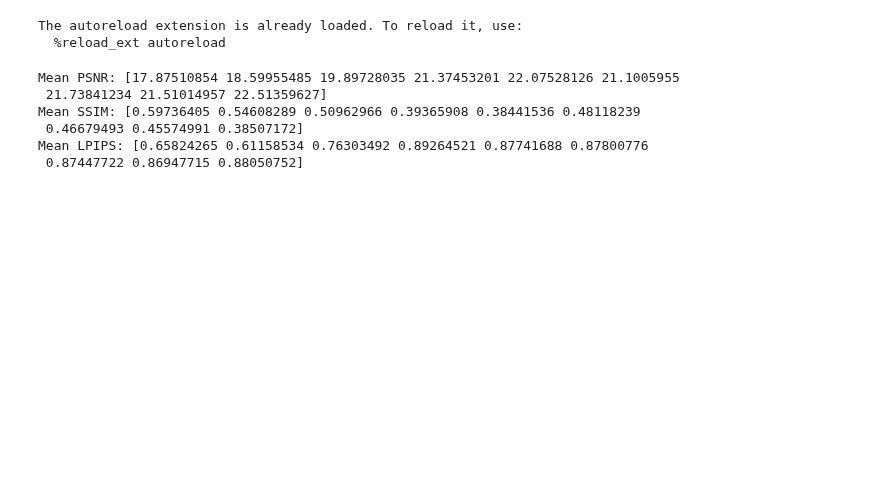
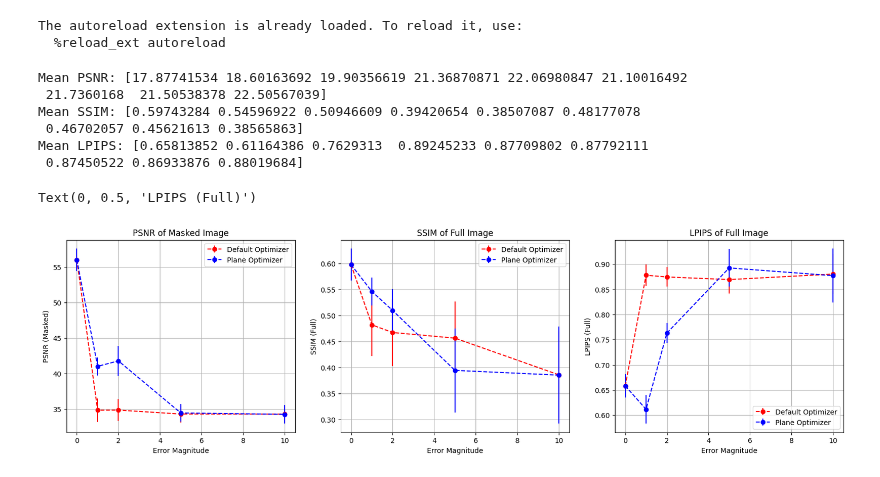
Before and after one commit to tauzn-clock/plane-nerf, a Jupyter notebook: utils/process_metric_csv.ipynb, the cells around one changed output. Saved outputs shown, nothing was run; the diff lists cells and outputs as text; code cells hidden in the pictures; blank space fills up the shorter version.

```diff
--- a/utils/process_metric_csv.ipynb
+++ b/utils/process_metric_csv.ipynb
@@ -27,7 +27,7 @@ FILE_PATH = [
 # Open csv file as np array
 data = []
 for i in range(len(FILE_PATH)):
-    data.append(np.genfromtxt(FILE_PATH[i], delimiter=',', skip_header=1, names=['psnr', 'ssim', 'lpips']))
+    data.append(np.genfromtxt(FILE_PATH[i], delimiter=',', names=['psnr', 'ssim', 'lpips',"psnr_masked", "ssim_masked", "lpips_masked"]))
     data[i] = np.array([list(data[i][j]) for j in range(len(data[i]))])
 data = np.array(data)
 # Mean PSNR
@@ -40,9 +40,65 @@ print(f"Mean PSNR: {mean_psnr}")
 print(f"Mean SSIM: {mean_ssim}")
 print(f"Mean LPIPS: {mean_lpips}")
 # %% [output]
-Mean PSNR: [17.87510854 18.59955485 19.89728035 21.37453201 22.07528126 21.1005955
- 21.73841234 21.51014957 22.51359627]
-Mean SSIM: [0.59736405 0.54608289 0.50962966 0.39365908 0.38441536 0.48118239
- 0.46679493 0.45574991 0.38507172]
-Mean LPIPS: [0.65824265 0.61158534 0.76303492 0.89264521 0.87741688 0.87800776
- 0.87447722 0.86947715 0.88050752]
+Mean PSNR: [17.87741534 18.60163692 19.90356619 21.36870871 22.06980847 21.10016492
+ 21.7360168  21.50538378 22.50567039]
+Mean SSIM: [0.59743284 0.54596922 0.50946609 0.39420654 0.38507087 0.48177078
+ 0.46702057 0.45621613 0.38565863]
+Mean LPIPS: [0.65813852 0.61164386 0.7629313  0.89245233 0.87709802 0.87792111
+ 0.87450522 0.86933876 0.88019684]
+# %%
+error_magnitude = [0, 1, 2, 5 ,10]
+
+psnr_masked_plane = data[:,:,3]
+psnr_masked_plane = psnr_masked_plane[:5,:]
+
+psnr_masked_default = data[:,:,3]
+psnr_masked_default = np.concatenate((psnr_masked_default[0:1,:], psnr_masked_default[5:,:]), axis=0)
+
+ssim_plane = data[:,:,1]
+ssim_plane = ssim_plane[:5,:]
+
+ssim_default = data[:,:,1]
+ssim_default = np.concatenate((ssim_default[0:1,:], ssim_default[5:,:]), axis=0)
+
+lpips_plane = data[:,:,2]
+lpips_plane = lpips_plane[:5,:]
+
+lpips_default = data[:,:,2]
+lpips_default = np.concatenate((lpips_default[0:1,:], lpips_default[5:,:]), axis=0)
+
+#Plot 3 graphs for PSNR, SSIM, LPIPS side by side
+fig, axs = plt.subplots(1, 3, figsize=(20, 5))
+
+# PSNR
+
+axs[0].errorbar(error_magnitude, np.mean(psnr_masked_default, axis=1), np.std(psnr_masked_default, axis=1), label="Default Optimizer", color='r', linestyle='--', marker='o')
+axs[0].errorbar(error_magnitude, np.mean(psnr_masked_plane, axis=1), np.std(psnr_masked_plane, axis=1), label="Plane Optimizer", color='b', linestyle='--', marker='o')
+axs[0].grid(True)
+axs[0].legend()
+axs[0].set_title('PSNR of Masked Image')
+axs[0].set_xlabel('Error Magnitude')
+axs[0].set_ylabel('PSNR (Masked)')
+
+# SSIM
+
+axs[1].errorbar(error_magnitude, np.mean(ssim_default, axis=1), np.std(ssim_default, axis=1), label="Default Optimizer", color='r', linestyle='--', marker='o')
+axs[1].errorbar(error_magnitude, np.mean(ssim_plane, axis=1), np.std(ssim_plane, axis=1), label="Plane Optimizer", color='b', linestyle='--', marker='o')
+axs[1].grid(True)
+axs[1].legend()
+axs[1].set_title('SSIM of Full Image')
+axs[1].set_xlabel('Error Magnitude')
+axs[1].set_ylabel('SSIM (Full)')
+
+# LPIPS
+
+axs[2].errorbar(error_magnitude, np.mean(lpips_default, axis=1), np.std(lpips_default, axis=1), label="Default Optimizer", color='r', linestyle='--', marker='o')
+axs[2].errorbar(error_magnitude, np.mean(lpips_plane, axis=1), np.std(lpips_plane, axis=1), label="Plane Optimizer", color='b', linestyle='--', marker='o')
+axs[2].grid(True)
+axs[2].legend(loc="lower right")
+axs[2].set_title('LPIPS of Full Image')
+axs[2].set_xlabel('Error Magnitude')
+axs[2].set_ylabel('LPIPS (Full)')
+# %% [output]
+Text(0, 0.5, 'LPIPS (Full)')
+[figure, added]
```
